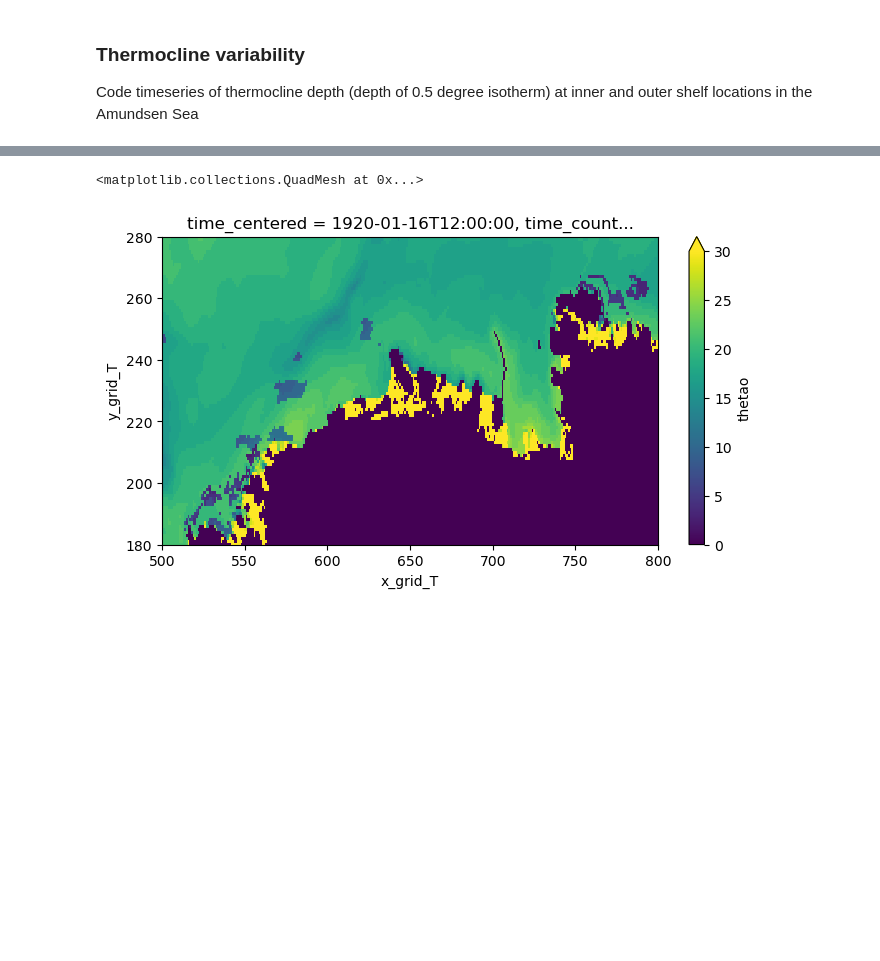
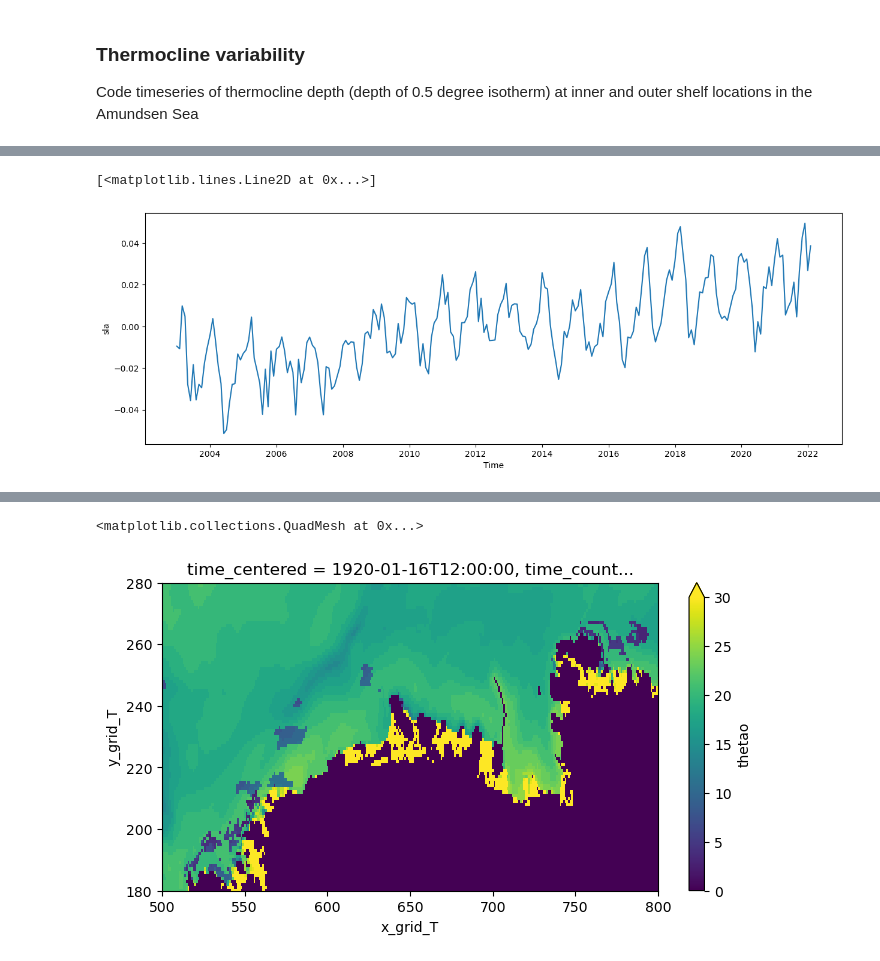
Before and after one commit to brogalla/analysis-birgal, a Jupyter notebook: nemo_config_setup/climate-experiments/CESM2/thermocline_depth_timeseries.ipynb, the cells around one changed output, grey strips where cells are left out. Saved outputs shown, nothing was run; the diff lists cells and outputs as text; code cells hidden in the pictures; blank space fills up the shorter version.

```diff
--- a/nemo_config_setup/climate-experiments/CESM2/thermocline_depth_timeseries.ipynb
+++ b/nemo_config_setup/climate-experiments/CESM2/thermocline_depth_timeseries.ipynb
@@ -19,0 +38,5 @@ year = 2009
+# %%
+ds_SSH.sla.where((ds_SSH.longitude < 100)*(ds_SSH.longitude > -70)).mean(dim=['u','v']).plot(figsize=(15,5))
+# %% [output]
+[<matplotlib.lines.Line2D at 0x...>]
+[figure, added]
```
Also changed, not shown: parts of 15 cells of this notebook, 1 other file.
